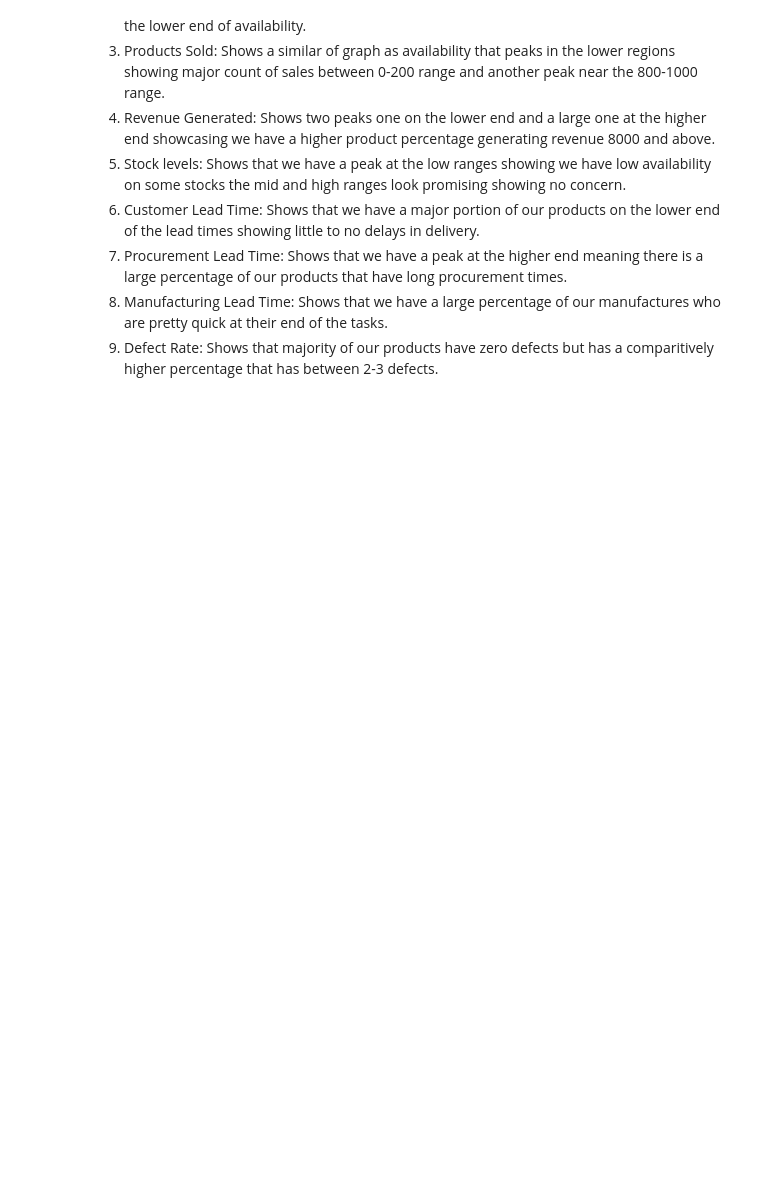
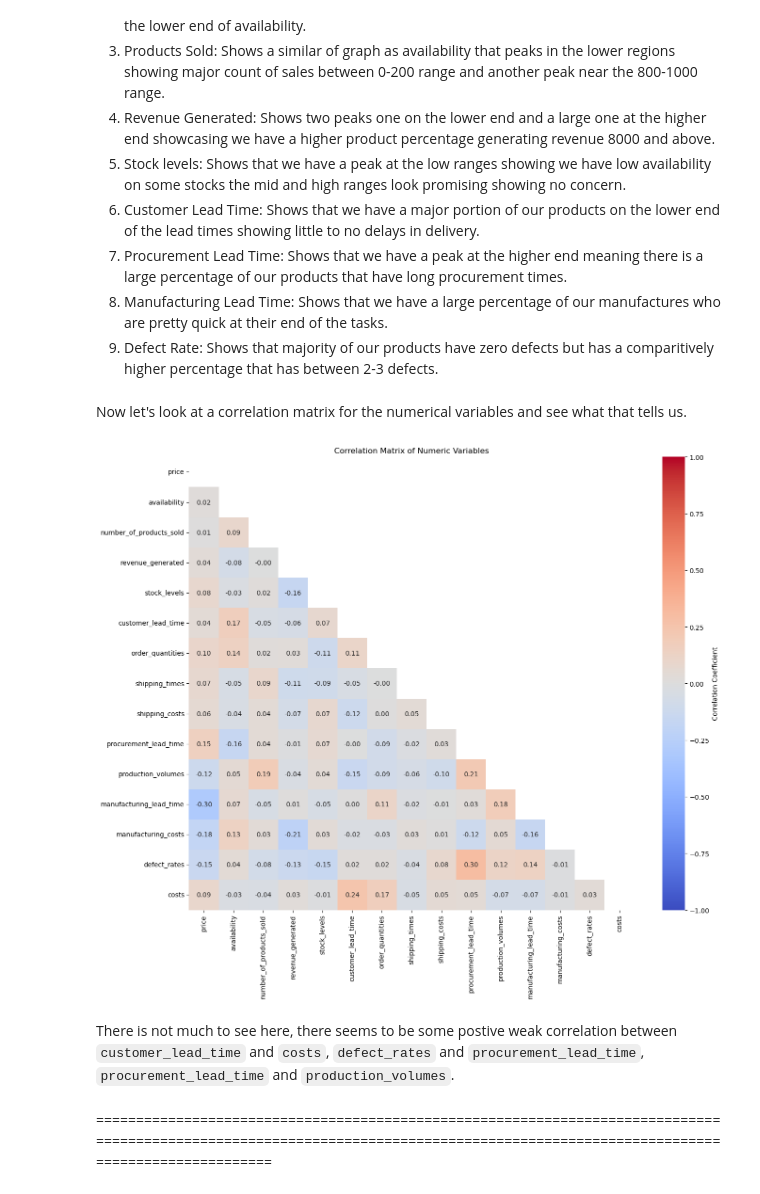
Before and after one commit to atharvakapadnis/supply-chain-analytics, a Jupyter notebook: P1/data1_analysis.ipynb, the cells around one changed output. Drawn from its saved outputs; the diff is of its cells as text; code cells hidden in the pictures; blank space fills up the shorter version.

Commit message:
feat: completed more complex visualiztions and generated more insights

```diff
--- a/P1/data1_analysis.ipynb
+++ b/P1/data1_analysis.ipynb
@@ -269,3 +276,22 @@ Let's break these down one by one:
 7. Procurement Lead Time: Shows that we have a peak at the higher end meaning there is a large percentage of our products that have long procurement times.
 8. Manufacturing Lead Time: Shows that we have a large percentage of our manufactures who are pretty quick at their end of the tasks.
 9. Defect Rate: Shows that majority of our products have zero defects but has a comparitively higher percentage that has between 2-3 defects.
+# %% [markdown]
+Now let's look at a correlation matrix for the numerical variables and see what that tells us.
+# %%
+numeric_df = df.select_dtypes(include=['int64','float64'])
+
+plt.figure(figsize=(14,12))
+correlation = numeric_df.corr()
+mask = np.triu(np.ones_like(correlation, dtype= bool))
+sns.heatmap(correlation, mask=mask, annot=True, fmt=".2f", cmap='coolwarm',
+            vmin=-1, vmax=1, cbar_kws={'label': 'Correlation Coefficient'})
+plt.title('Correlation Matrix of Numeric Variables')
+plt.tight_layout()
+plt.show()
+# %% [output]
+[figure, added]
+# %% [markdown]
+There is not much to see here, there seems to be some postive weak correlation between `customer_lead_time` and `costs`, `defect_rates` and `procurement_lead_time`, `procurement_lead_time` and `production_volumes`.
+# %% [markdown]
+==================================================================================================================================================================================
```
Also changed, not shown: parts of 29 cells of this notebook.
